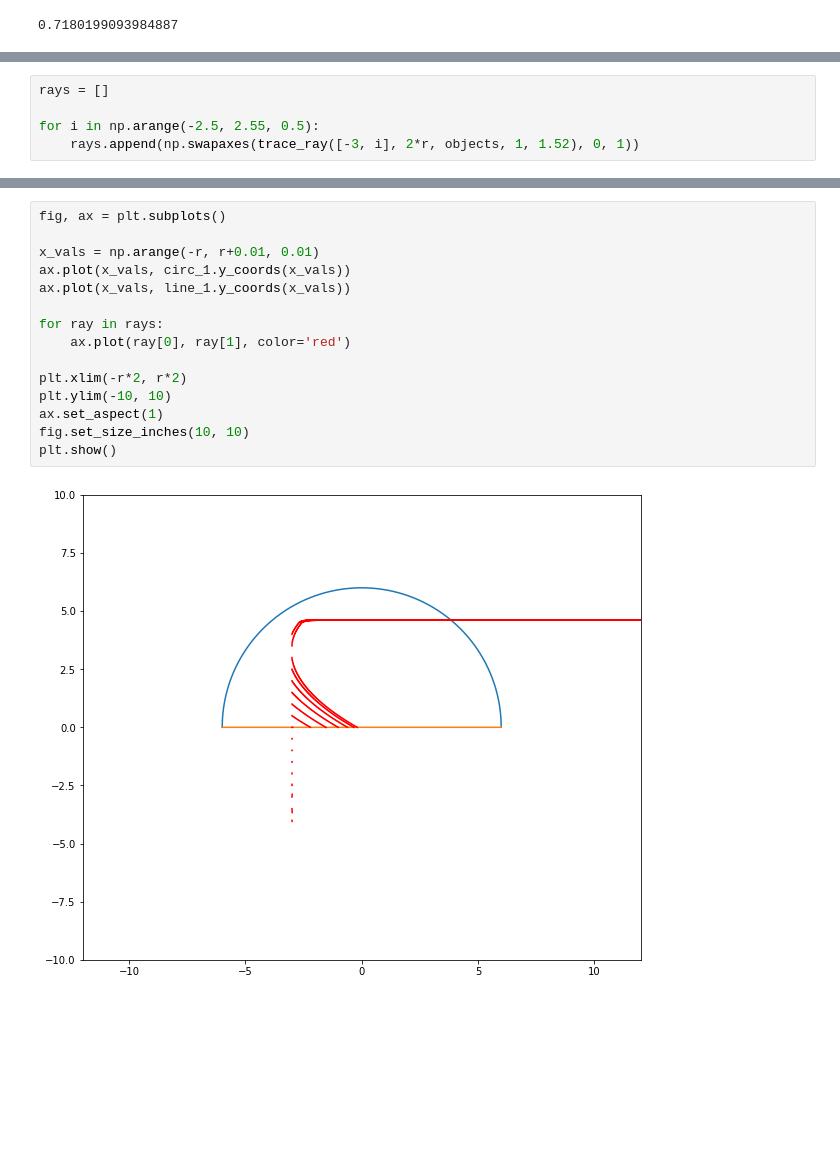
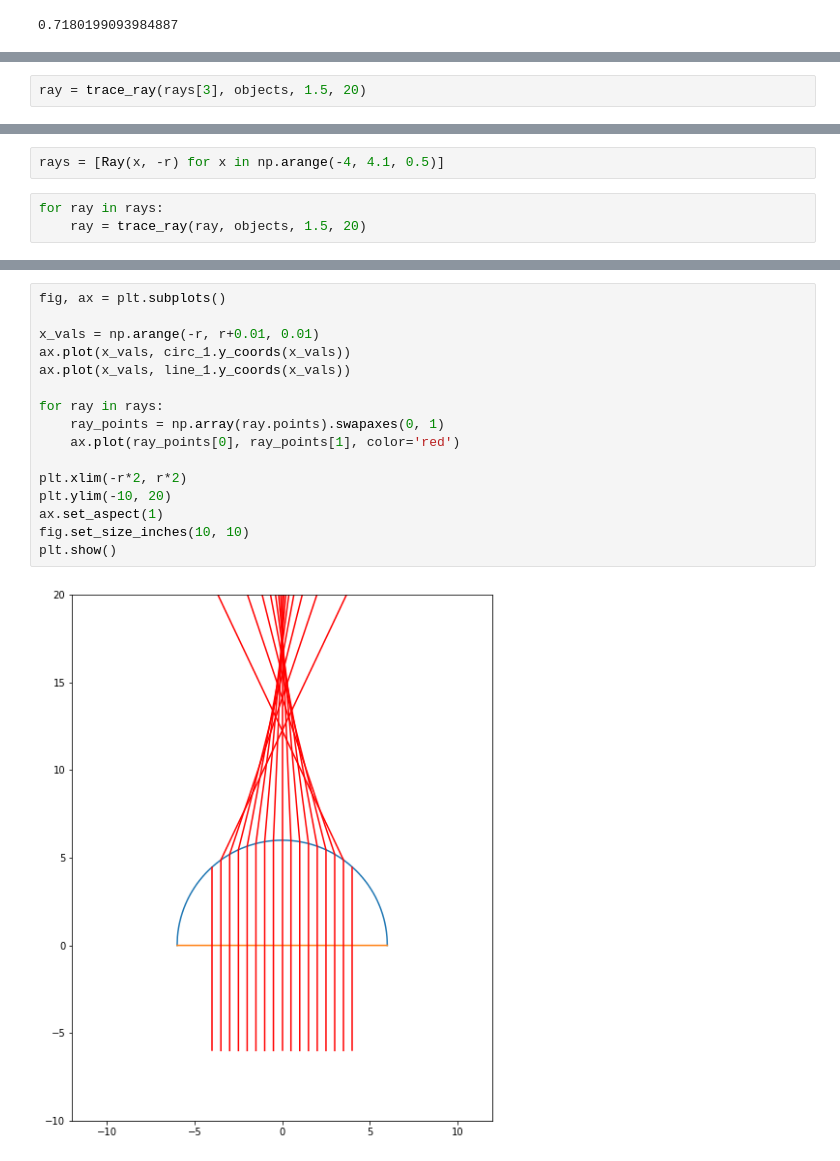
Before and after one commit to MartinRobomaze/IYPT-17-Invisibility, a Jupyter notebook: notebooks/lenticular_lens_simulation.ipynb, the cells around one changed output, grey strips where cells are left out. Cells and saved outputs as stored; diff of their text form; blank space fills up the shorter version.

```diff
--- a/notebooks/lenticular_lens_simulation.ipynb
+++ b/notebooks/lenticular_lens_simulation.ipynb
@@ -156,5 +164,0 @@ ray -2.5
-# %%
-rays = []
-
-for i in np.arange(-2.5, 2.55, 0.5):
-    rays.append(np.swapaxes(trace_ray([-3, i], 2*r, objects, 1, 1.52), 0, 1))
@@ -178,0 +173,2 @@ for i in np.arange(-2.5, 2.55, 0.5):
+# %%
+ray = trace_ray(rays[3], objects, 1.5, 20)
@@ -178,0 +179,5 @@ for i in np.arange(-2.5, 2.55, 0.5):
+# %%
+rays = [Ray(x, -r) for x in np.arange(-4, 4.1, 0.5)]
+# %%
+for ray in rays:
+    ray = trace_ray(ray, objects, 1.5, 20)
@@ -179,17 +249,18 @@ for i in np.arange(-2.5, 2.55, 0.5):
 # %%
 fig, ax = plt.subplots()
 
 x_vals = np.arange(-r, r+0.01, 0.01)
 ax.plot(x_vals, circ_1.y_coords(x_vals))
 ax.plot(x_vals, line_1.y_coords(x_vals))
 
 for ray in rays:
-    ax.plot(ray[0], ray[1], color='red')
+    ray_points = np.array(ray.points).swapaxes(0, 1)
+    ax.plot(ray_points[0], ray_points[1], color='red')
 
 plt.xlim(-r*2, r*2)
-plt.ylim(-10, 10)
+plt.ylim(-10, 20)
 ax.set_aspect(1)
 fig.set_size_inches(10, 10)
 plt.show()
 # %% [output]
-[figure, old version]
+[figure, new version]
```
Also changed, not shown: parts of 16 cells of this notebook.
